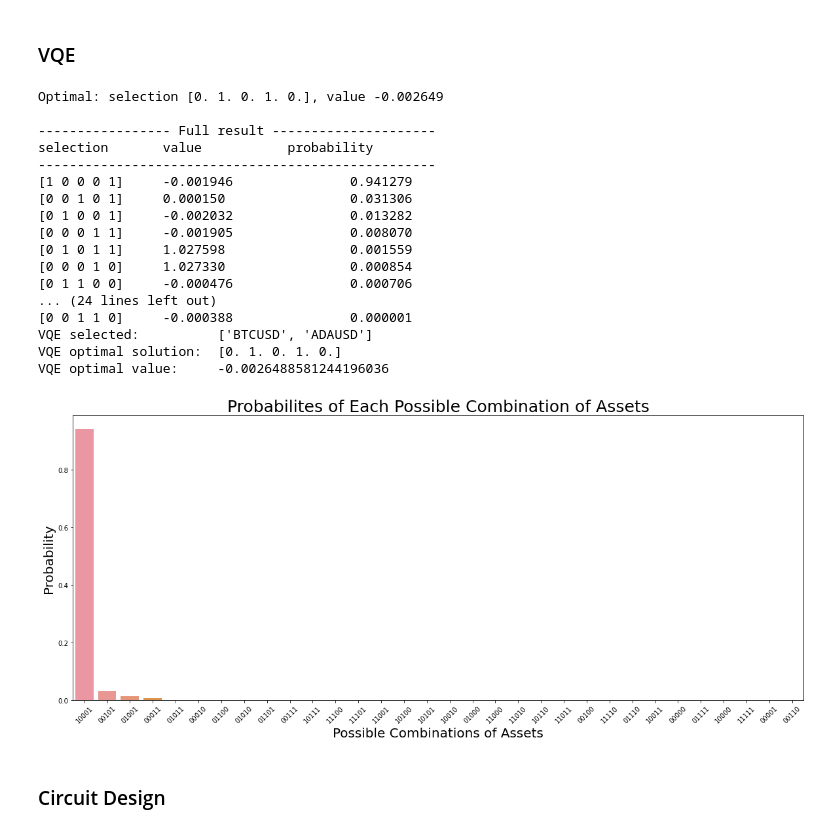
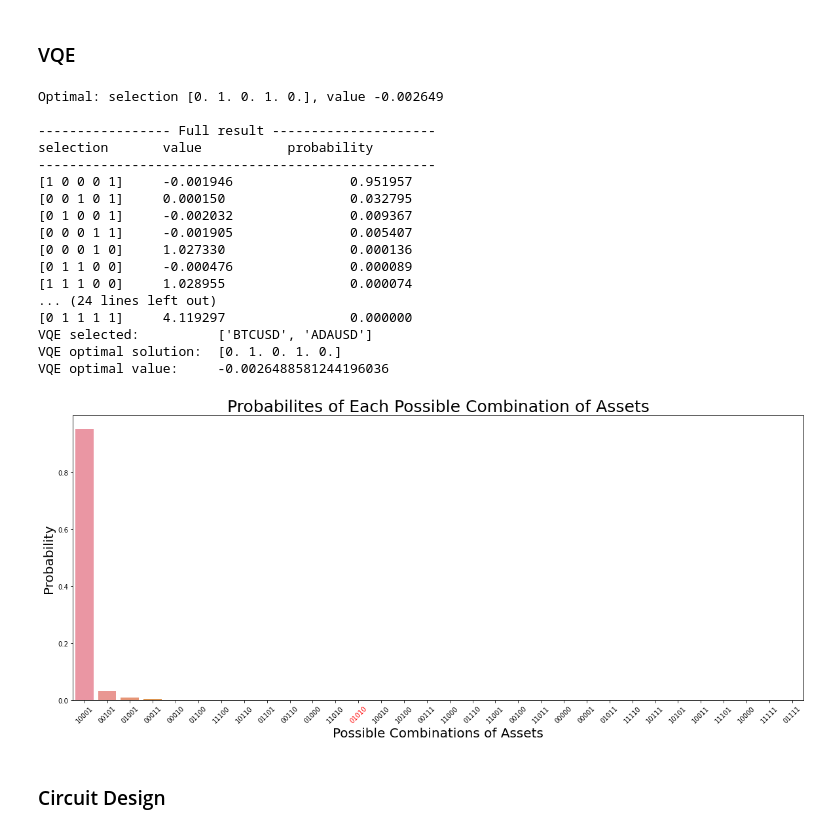
Before and after one commit to jimphon88/quantum-computing, a Jupyter notebook: finance-optimize.ipynb, the cells around one changed output. Cells and saved outputs as stored; diff of their text form; code cells hidden in the pictures.

```diff
--- a/finance-optimize.ipynb
+++ b/finance-optimize.ipynb
@@ -244,11 +244,13 @@ QAOA optimal solution: [0. 1. 0. 1. 0.]
 QAOA optimal value:    -0.0026488581244196036
 # %%
 fig, ax = plt.subplots(figsize=(20, 8))
-optimized_value = sns.barplot(state, probabilities)
-for item in optimized_value.get_xticklabels():
+optimized_value = sns.barplot(x=state, y=probabilities)
+for _,item in enumerate(optimized_value.get_xticklabels()):
     item.set_rotation(45)
-plt.title("Probabilites of Each Possible Combination of Assets", fontsize=25) # Probability of Max Return at given risk level
-plt.xlabel('Possible Combinations of Assets',fontsize =20)
-plt.ylabel('Probability',fontsize = 20)
+    if item.get_text() == ''.join(str(s) for s in gurobi):
+        ax.get_xticklabels()[_].set_color("red")
+ax.set_title("Probabilites of Each Possible Combination of Assets", fontsize=25) # Probability of Max Return at given risk level
+ax.set_xlabel('Possible Combinations of Assets',fontsize =20)
+ax.set_ylabel('Probability',fontsize = 20)
 plt.show()
 # %% [output]
@@ -260,7 +262,7 @@ algorithm_globals.random_seed = seed
 backend = Aer.get_backend('statevector_simulator')
 
 cobyla = COBYLA()
-cobyla.set_options(maxiter=500)
+cobyla.set_options(maxiter=2500)
 ry = TwoLocal(n, 'ry', 'cz', reps=3, entanglement='full')
 quantum_instance = QuantumInstance(backend=backend, seed_simulator=seed, seed_transpiler=seed)
 vqe_mes = VQE(ry, optimizer=cobyla, quantum_instance=quantum_instance)
@@ -277,29 +279,31 @@ Optimal: selection [0. 1. 0. 1. 0.], value -0.002649
 ----------------- Full result ---------------------
 selection       value           probability
 ---------------------------------------------------
-[1 0 0 0 1]     -0.001946               0.941279
-[0 0 1 0 1]     0.000150                0.031306
-[0 1 0 0 1]     -0.002032               0.013282
-[0 0 0 1 1]     -0.001905               0.008070
-[0 1 0 1 1]     1.027598                0.001559
-[0 0 0 1 0]     1.027330                0.000854
-[0 1 1 0 0]     -0.000476               0.000706
+[1 0 0 0 1]     -0.001946               0.951957
+[0 0 1 0 1]     0.000150                0.032795
+[0 1 0 0 1]     -0.002032               0.009367
+[0 0 0 1 1]     -0.001905               0.005407
+[0 0 0 1 0]     1.027330                0.000136
+[0 1 1 0 0]     -0.000476               0.000089
+[1 1 1 0 0]     1.028955                0.000074
 ... (24 lines left out)
-[0 0 1 1 0]     -0.000388               0.000001
+[0 1 1 1 1]     4.119297                0.000000
 VQE selected:          ['BTCUSD', 'ADAUSD']
 VQE optimal solution:  [0. 1. 0. 1. 0.]
 VQE optimal value:     -0.0026488581244196036
 # %%
 fig, ax = plt.subplots(figsize=(20, 8))
-optimized_value = sns.barplot(state, probabilities)
-for item in optimized_value.get_xticklabels():
+optimized_value = sns.barplot(x=state, y=probabilities)
+for _,item in enumerate(optimized_value.get_xticklabels()):
     item.set_rotation(45)
-plt.title("Probabilites of Each Possible Combination of Assets", fontsize=25) # Probability of Max Return at given risk level
-plt.xlabel('Possible Combinations of Assets',fontsize =20)
-plt.ylabel('Probability',fontsize = 20)
+    if item.get_text() == ''.join(str(s) for s in gurobi):
+        ax.get_xticklabels()[_].set_color("red")
+ax.set_title("Probabilites of Each Possible Combination of Assets", fontsize=25) # Probability of Max Return at given risk level
+ax.set_xlabel('Possible Combinations of Assets',fontsize =20)
+ax.set_ylabel('Probability',fontsize = 20)
 plt.show()
 # %% [output]
-[figure, old version]
+[figure, new version]
 # %% [markdown]
 ### Circuit Design
 # %% [markdown]
```
Also changed, not shown: parts of 7 cells of this notebook.
